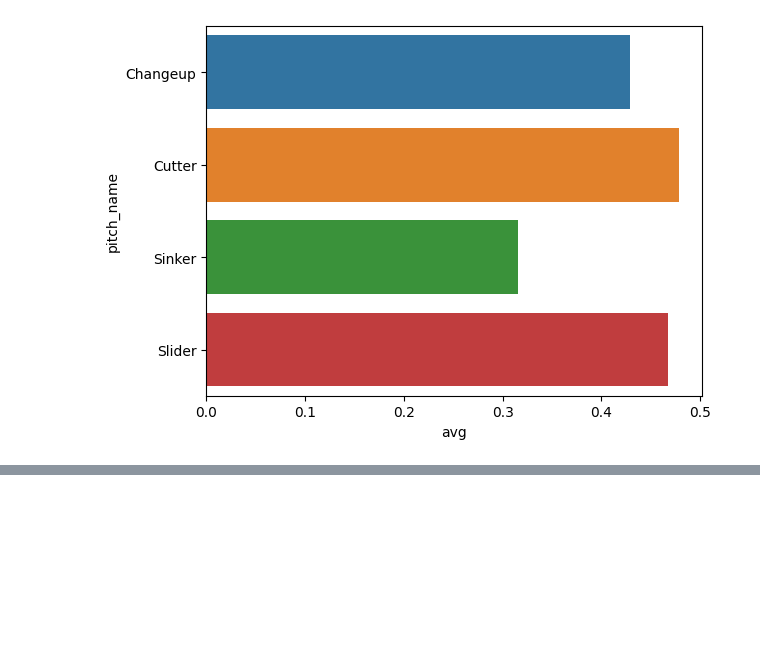
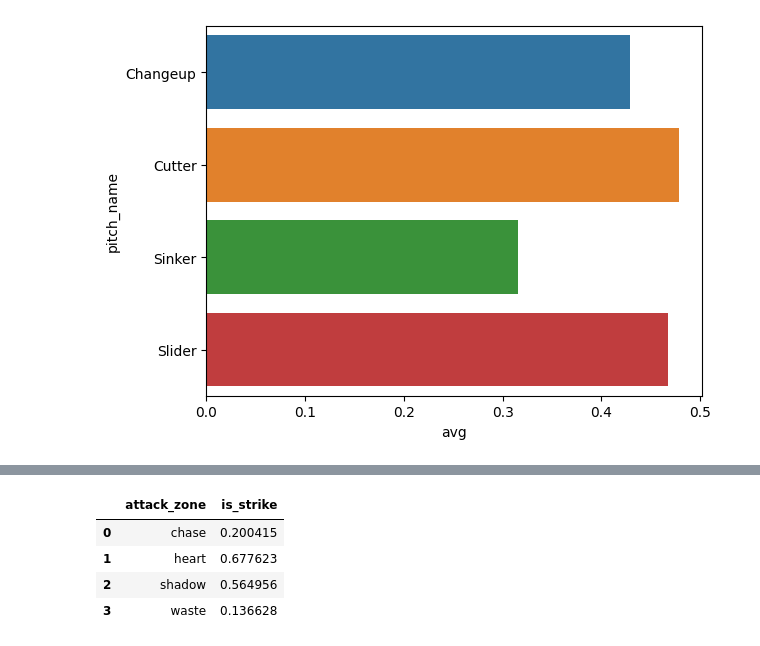
Before and after one commit to fedechaves/nw-bc, a Jupyter notebook: day1.ipynb, the cells around one changed output, grey strips where cells are left out. Drawn from its saved outputs; the diff is of its cells as text; code cells hidden in the pictures; blank space fills up the shorter version.

```diff
--- a/day1.ipynb
+++ b/day1.ipynb
@@ -361,0 +399,16 @@ plt.show()
+# %%
+#What is the average amount of strikes thrown in each attack_zone? Rename attack_zone to Attack Zones. Note: this is overall, not specific for each pitcher.
+
+df_attack = (df
+             .loc[:, ['attack_zone', 'is_strike']]
+             .groupby(['attack_zone'], as_index=False)
+             .mean())
+df_attack.rename(columns={'attack_zone':'Attack Zones'})
+
+df_attack
+# %% [output]
+|  | attack_zone | is_strike |
+| 0 | chase | 0.200415 |
+| 1 | heart | 0.677623 |
+| 2 | shadow | 0.564956 |
+| 3 | waste | 0.136628 |
```
Also changed, not shown: parts of 2 cells of this notebook.
